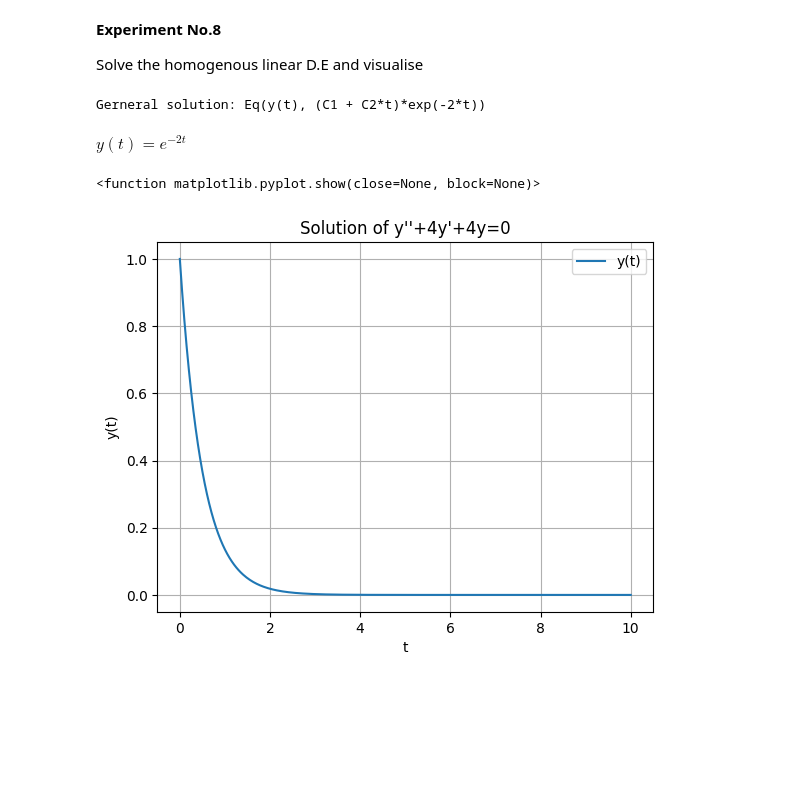
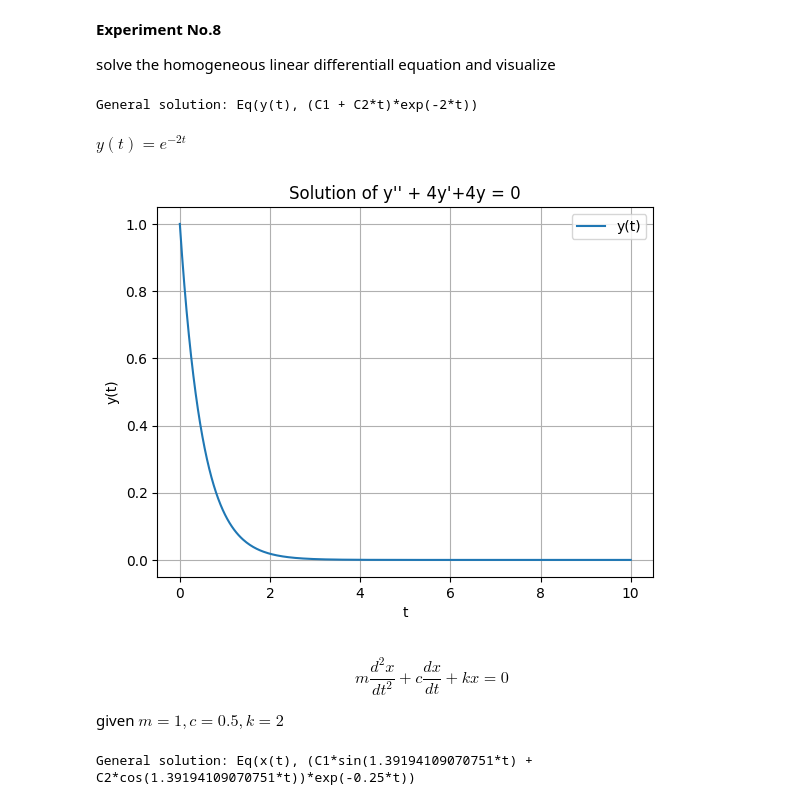
Before and after one commit to vasudev006/S2Codebase, a Jupyter notebook: Experiment_No_8.ipynb, the cells around one changed output. Saved outputs shown, nothing was run; the diff lists cells and outputs as text; code cells hidden in the pictures; blank space fills up the shorter version.

```diff
--- a/Experiment_No_8.ipynb
+++ b/Experiment_No_8.ipynb
@@ -3,23 +3,22 @@
 # %% [markdown]
 **Experiment No.8**
 
-Solve the homogenous linear D.E and visualise
+
+
+ solve the homogeneous linear differentiall equation and visualize
 # %%
 import sympy as sp
 import numpy as np
 import matplotlib.pyplot as plt
+#define the symbols
+t = sp.symbols('t')
+y = sp.Function('y')(t)
 
-#Define the symbols
-t=sp.symbols('t')
-y=sp.Function('y')(t)
-
-#Define the D.E
-diff_eq=sp.Eq(y.diff(t,t)+4*y.diff(t)+4*y,0)
-
-#Solve the differential equation
-sol=sp.dsolve(diff_eq,y)
-
-print("Gerneral solution:",sol)
+#define the differential equation
+diff_eq = sp.Eq(y.diff(t,t) + 4*y.diff(t)  + 4*y, 0)
+#solve the differential eqaution
+sol = sp.dsolve(diff_eq, y)
+print("General solution:",sol)
 # %% [output]
-Gerneral solution: Eq(y(t), (C1 + C2*t)*exp(-2*t))
+General solution: Eq(y(t), (C1 + C2*t)*exp(-2*t))
 # %%
@@ -37,23 +36,42 @@ particular_solution
 # %% [output]
 $\displaystyle y{\left(t \right)} = e^{- 2 t}$
 # %%
-#Convert sympy sltn to a numerical funsction
-f=sp.lambdify(t,particular_sol,'numpy')
+#convert sympy solution toa numerical function
+f = sp.lambdify(t, particular_sol, 'numpy')
 
-#Time range for plotting
-t_vals=np.linspace(0,10,400)
+#time range for plotting
+t_vals = np.linspace(0,10,400)
 
-#Calculate numerical solutions
-y_vals=f(t_vals)
+#calculate numerical calculation
+y_vals = f(t_vals)
 
-#Plot the solution
-plt.plot(t_vals,y_vals,label='y(t)')
+#plot the solution
+plt.plot(t_vals,y_vals, label='y(t)')
 plt.xlabel('t')
 plt.ylabel('y(t)')
-plt.title('Solution of y\'\'+4y\'+4y=0')
+plt.title('Solution of y\'\' + 4y\'+4y = 0')
 plt.legend()
 plt.grid(True)
-plt.show
+plt.show()
 # %% [output]
-<function matplotlib.pyplot.show(close=None, block=None)>
-[figure, old version]
+[figure, new version]
+# %% [markdown]
+$$m \dfrac{d^2 x}{dt^2}+c \dfrac{dx}{dt}+kx=0$$
+
+given $m=1,c=0.5,k=2$
+# %%
+import sympy as sp
+import numpy as np
+import matplotlib.pyplot as plt
+#define the symbols
+t = sp.symbols('t')
+x = sp.Function('x')(t)
+#give valiues top the constants
+m=1;c=0.5;k=2
+#define the differential equation
+diff_eq = sp.Eq(m*x.diff(t,t) + c*x.diff(t) + k*x, 0)
+#solve the diffrential equation
+sol = sp.dsolve(diff_eq, x)
+print("General solution:",sol)
+# %% [output]
+General solution: Eq(x(t), (C1*sin(1.39194109070751*t) + C2*cos(1.39194109070751*t))*exp(-0.25*t))
```
Also changed, not shown: parts of 3 cells of this notebook.
